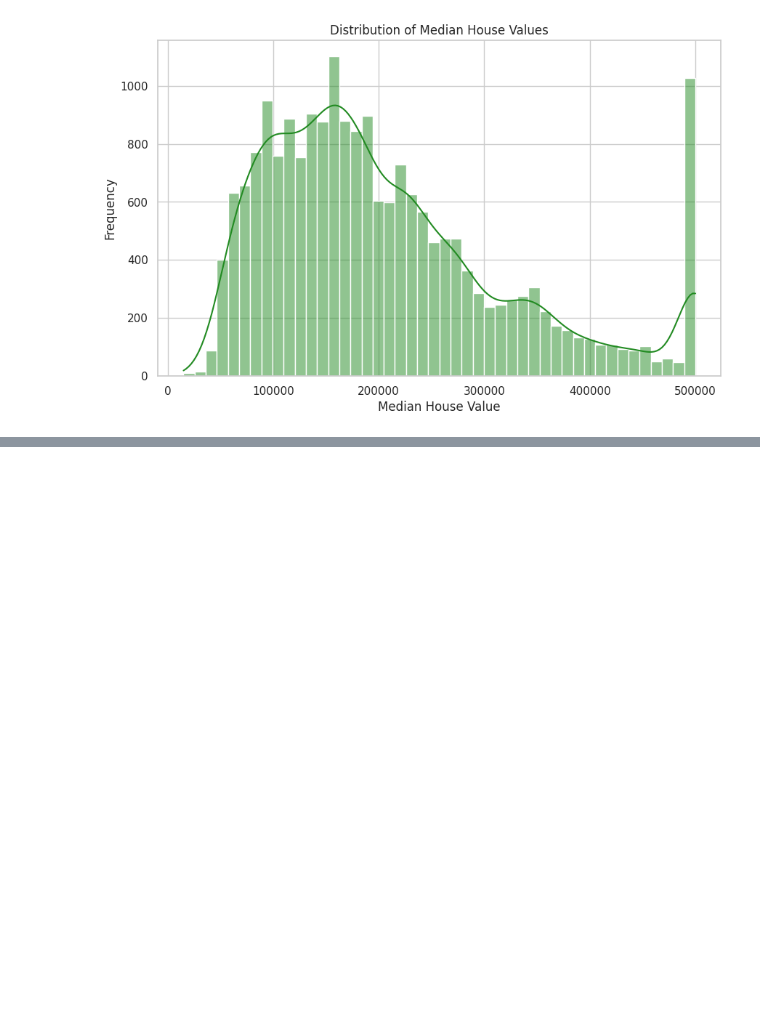
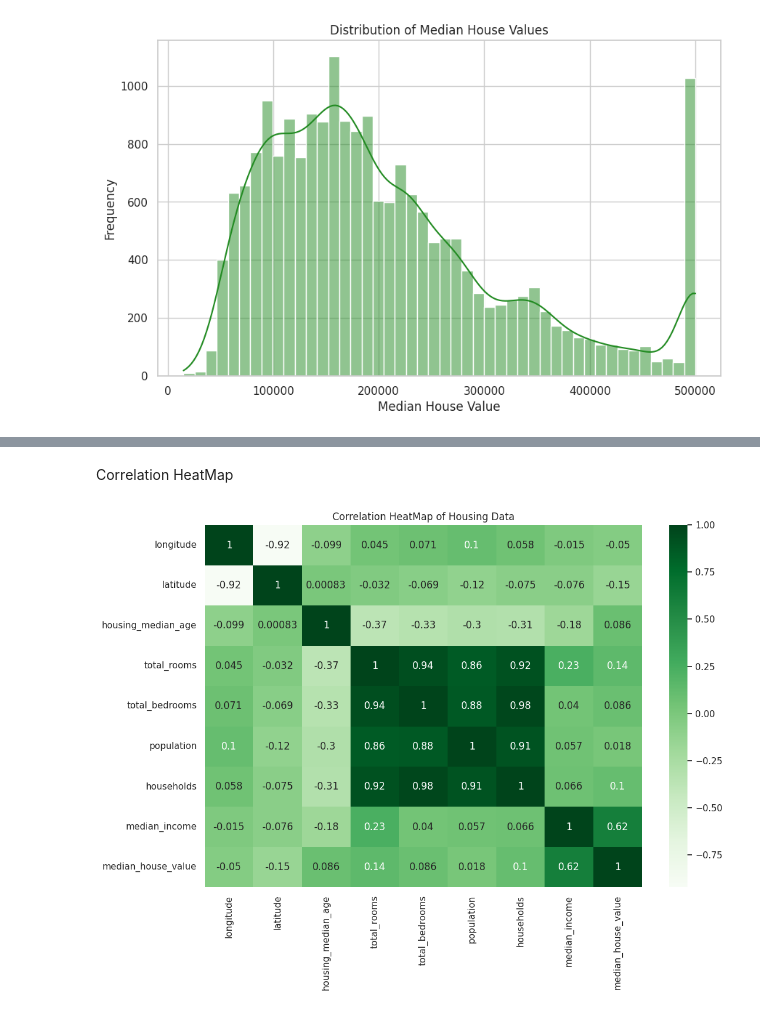
Before and after one commit to LoydNgei/ML, a Jupyter notebook: case_study.ipynb, the cells around one changed output, grey strips where cells are left out. Saved outputs shown, nothing was run; the diff lists cells and outputs as text; code cells hidden in the pictures; blank space fills up the shorter version.

```diff
--- a/case_study.ipynb
+++ b/case_study.ipynb
@@ -138,0 +208,12 @@ Matplotlib is building the font cache; this may take a moment.
+# %%
+data = data_no_outliers_2
+# %% [markdown]
+Correlation HeatMap
+# %%
+numeric_data = data.select_dtypes(include=['float64', 'int64'])
+plt.figure(figsize=(12, 8))
+sns.heatmap(numeric_data.corr(), annot=True, cmap="Greens")
+plt.title("Correlation HeatMap of Housing Data")
+plt.show()
+# %% [output]
+[figure, added]
```
Also changed, not shown: parts of 6 cells of this notebook.
